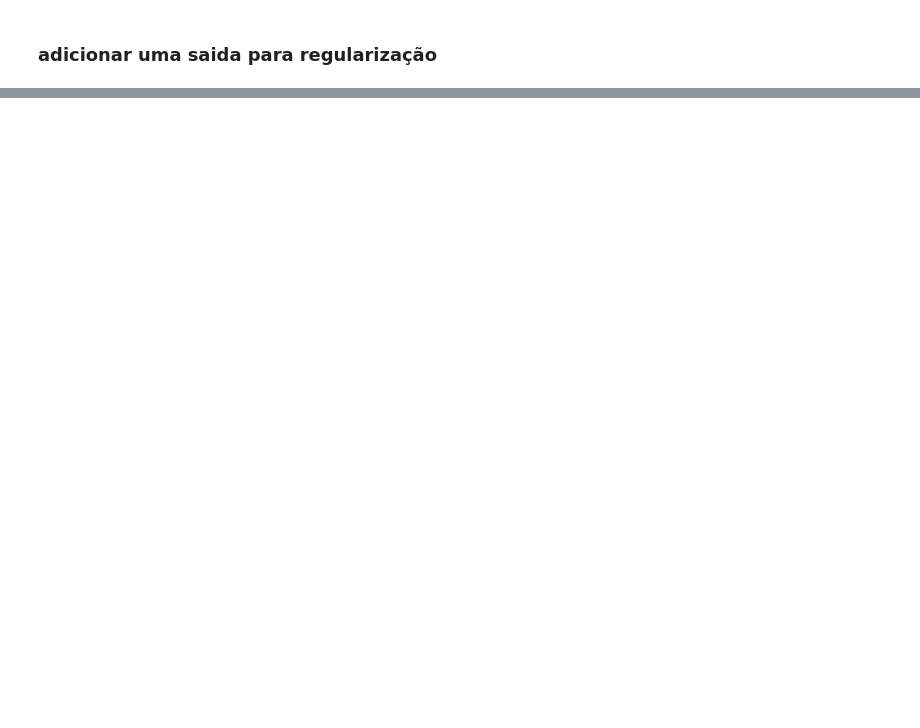
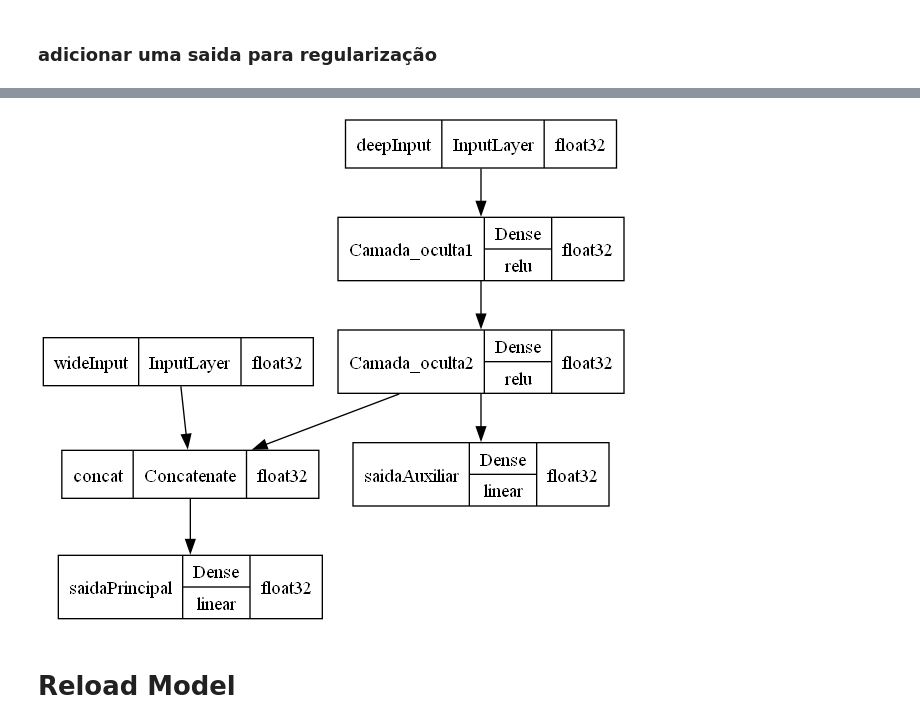
Before and after one commit to kaladabrio2020/livro-aprendizado-de-maquina-sklearn-keras-tf, a Jupyter notebook: Parte II-Redes Neurais e Aprendizado Profundo/Capítulo 10 - Introdução ás Redes Neurais Artificiais com a Bibliotecas Keras/Modelos.ipynb, the cells around one changed output, grey strips where cells are left out. Cells and saved outputs as stored; diff of their text form; code cells hidden in the pictures; blank space fills up the shorter version.

```diff
--- a/Parte II-Redes Neurais e Aprendizado Profundo/Capítulo 10 - Introdução ás Redes Neurais Artificiais com a Bibliotecas Keras/Modelos.ipynb
+++ b/Parte II-Redes Neurais e Aprendizado Profundo/Capítulo 10 - Introdução ás Redes Neurais Artificiais com a Bibliotecas Keras/Modelos.ipynb
@@ -190,2 +181,15 @@ mean_absolute_error(ytestF,predict), mean_squared_error(ytestF, predict), r2_sco
 # %% [markdown]
 ### adicionar uma saida para regularização
+# %%
+input_A = keras.layers.Input(shape=xtrainA.shape[1:], name='wideInput')
+input_B = keras.layers.Input(shape=xtrainB.shape[1:], name='deepInput')
+
+oculta1 = keras.layers.Dense(30, activation='relu', name='Camada_oculta1')(input_B)
+oculta2 = keras.layers.Dense(30, activation='relu', name='Camada_oculta2')(oculta1)
+
+concat = keras.layers.Concatenate(name='concat')([input_A,oculta2])
+
+output = keras.layers.Dense(1, name='saidaPrincipal')(concat)
+auxoutput = keras.layers.Dense(1, name='saidaAuxiliar')(oculta2)
+model = keras.Model(inputs=[input_A,input_B], outputs=[output,auxoutput])
+model.summary()
@@ -191,0 +214,8 @@ mean_absolute_error(ytestF,predict), mean_squared_error(ytestF, predict), r2_sco
+# %%
+keras.utils.plot_model(
+    model, to_file='img/ModelAux.png', show_shapes=False, show_dtype=True,
+    show_layer_names=True, rankdir='TB', expand_nested=False, dpi=96,
+    layer_range=None, show_layer_activations=True, show_trainable=False
+)
+# %% [output]
+[figure, added]
@@ -191,0 +224,2 @@ mean_absolute_error(ytestF,predict), mean_squared_error(ytestF, predict), r2_sco
+# %% [markdown]
+# Reload Model
```
Also changed, not shown: parts of 17 cells of this notebook, 7 other files.
